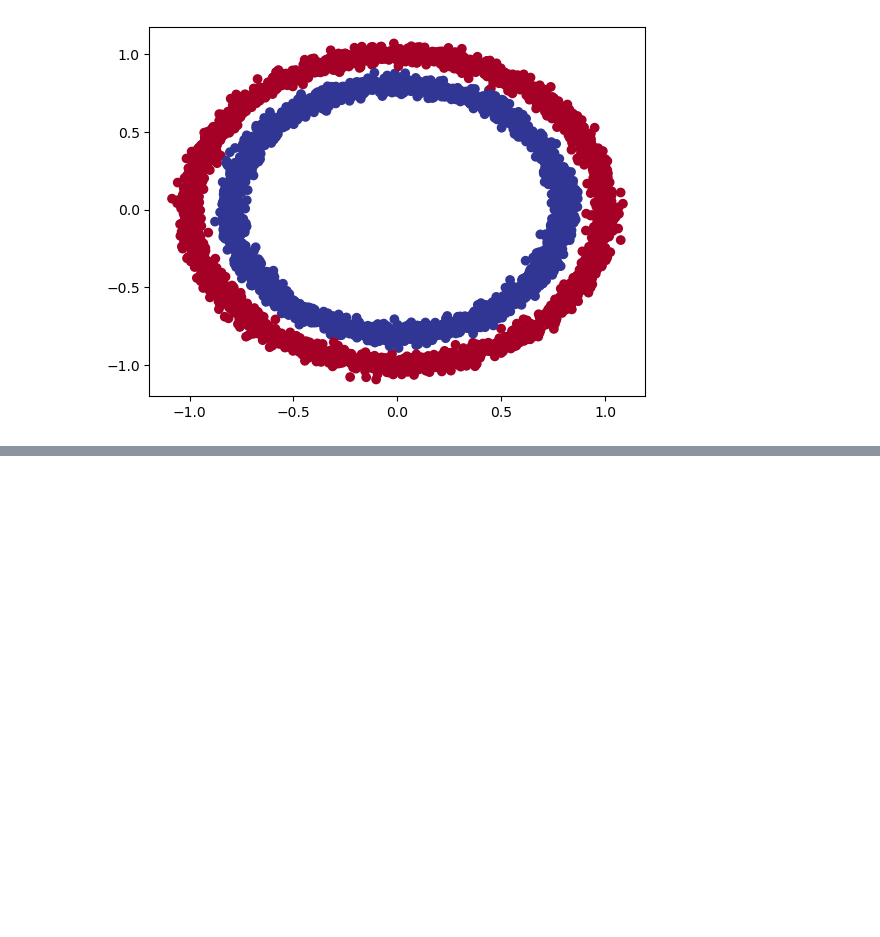
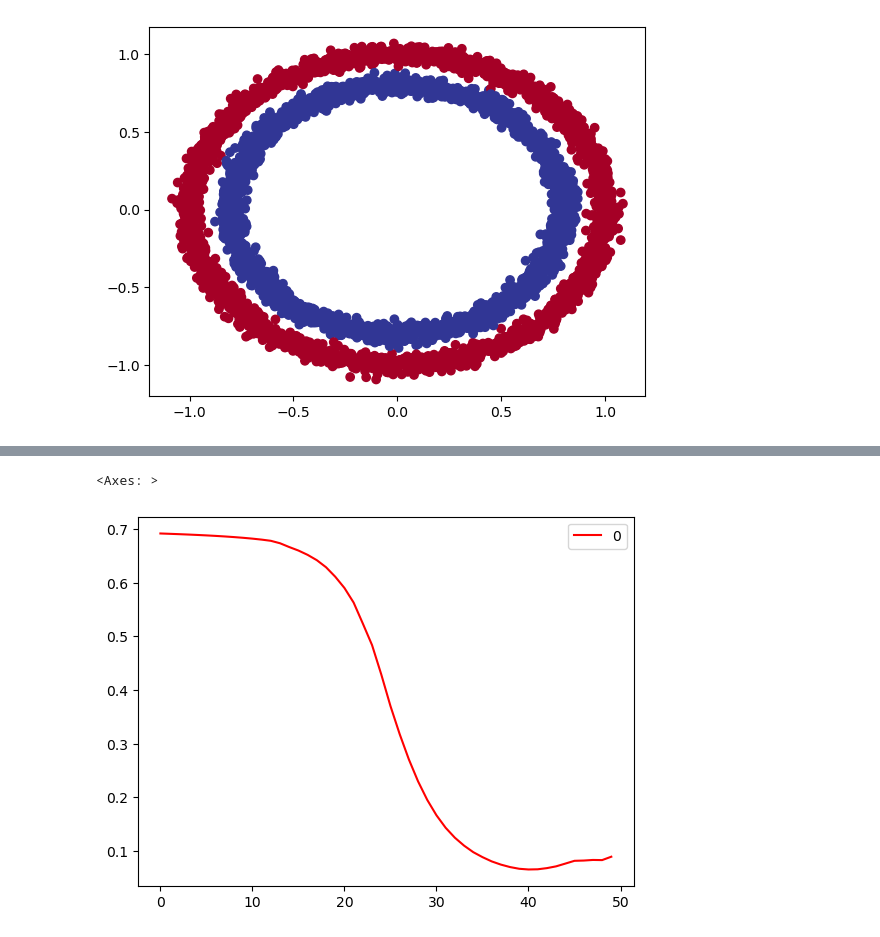
Before and after one commit to TinyHaitch/learning-neural-network, a Jupyter notebook: 02_classification_wth_neural_etwork.ipynb, the cells around one changed output, grey strips where cells are left out. Saved outputs shown, nothing was run; the diff lists cells and outputs as text; code cells hidden in the pictures; blank space fills up the shorter version.

```diff
--- a/02_classification_wth_neural_etwork.ipynb
+++ b/02_classification_wth_neural_etwork.ipynb
@@ -100,0 +148,5 @@ Model: "model_1"
+# %%
+pd.DataFrame(history.history['loss']).plot( c='r' )
+# %% [output]
+<Axes: >
+[figure, added]
```
Also changed, not shown: parts of 11 cells of this notebook, 1 other file.
